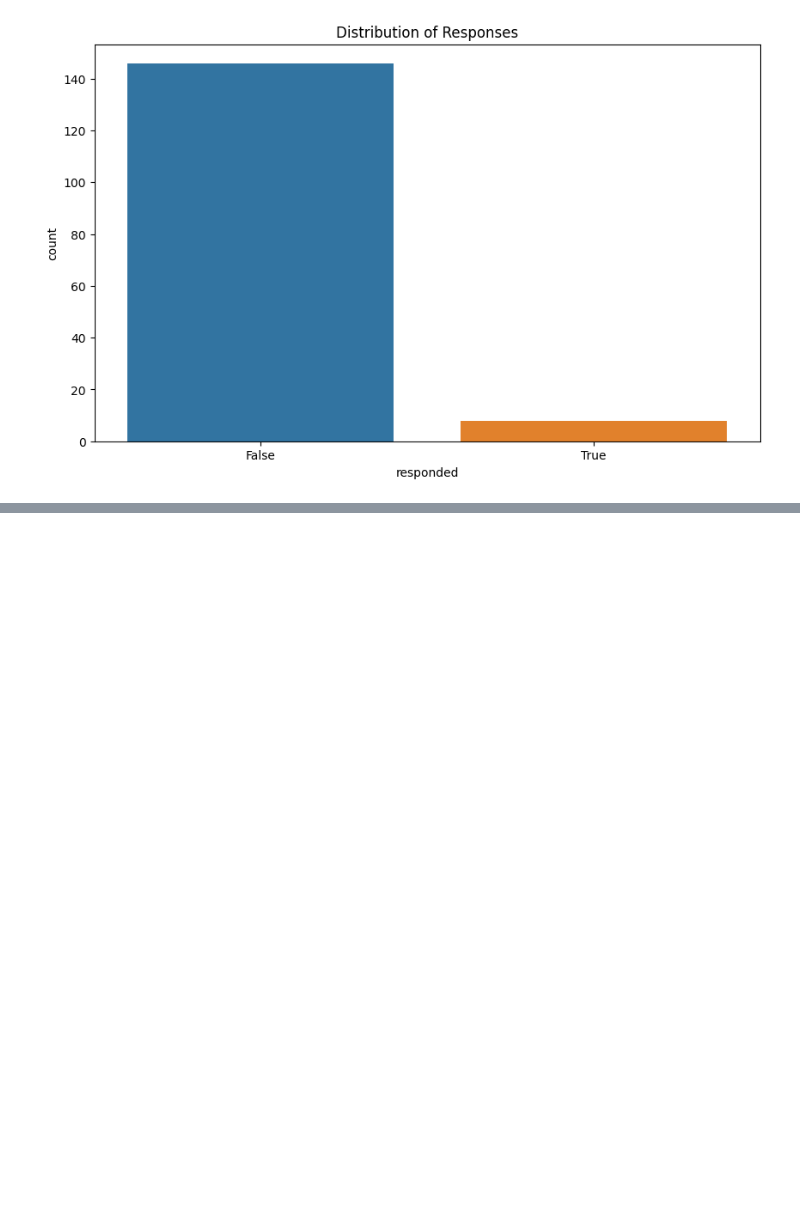
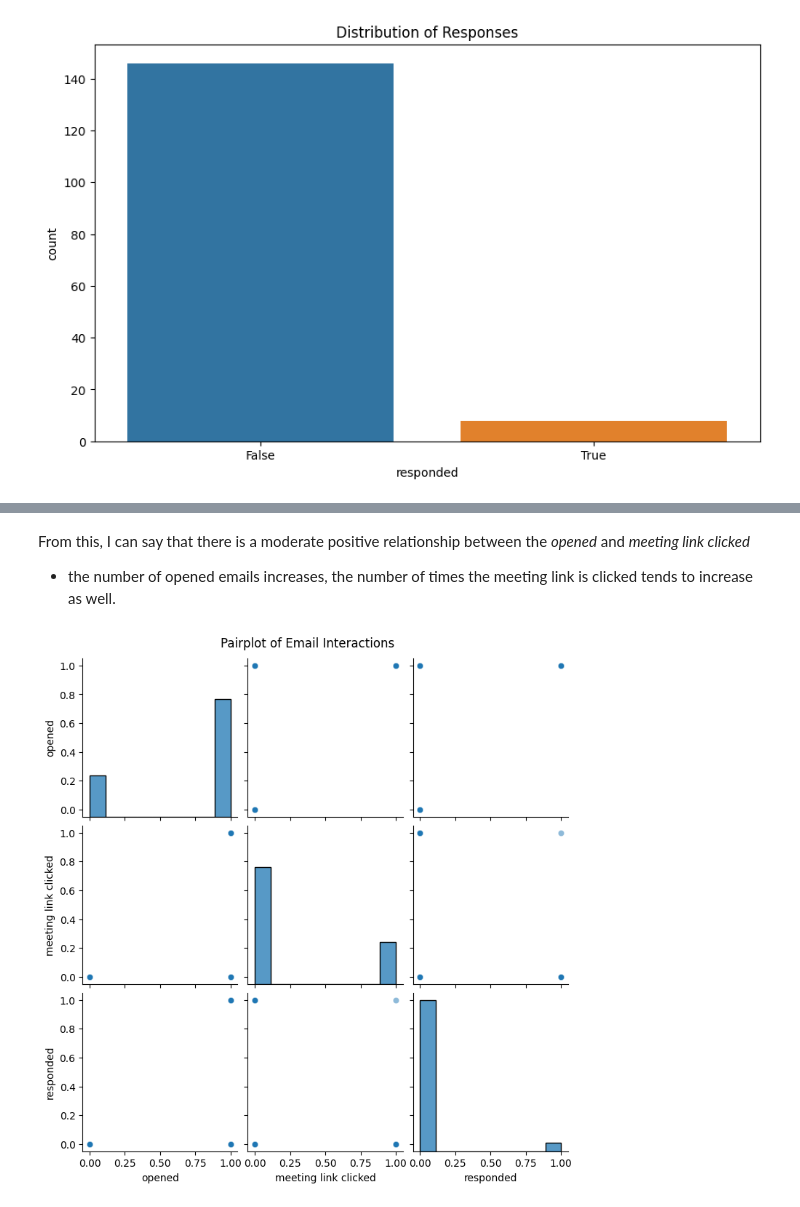
Before and after one commit to keivalya/artisan-ai-assignment, a Jupyter notebook: email_engagement.ipynb, the cells around one changed output, grey strips where cells are left out. Cells and saved outputs as stored; diff of their text form; code cells hidden in the pictures; blank space fills up the shorter version.

```diff
--- a/email_engagement.ipynb
+++ b/email_engagement.ipynb
@@ -155,0 +174,10 @@ Name: responded, dtype: int64
+# %% [markdown]
+From this, I can say that there is a moderate positive relationship between the *opened* and *meeting link clicked*
+- the number of opened emails increases, the number of times the meeting link is clicked tends to increase as well.
+# %%
+# Visualization: Pairplot to observe relationships between variables
+sns.pairplot(filtered_email_df[['opened', 'meeting link clicked', 'responded']], kind="scatter", plot_kws={'alpha':0.5})
+plt.suptitle('Pairplot of Email Interactions', y=1.02)
+plt.show()
+# %% [output]
+[figure, added]
```
Also changed, not shown: parts of 5 cells of this notebook.
